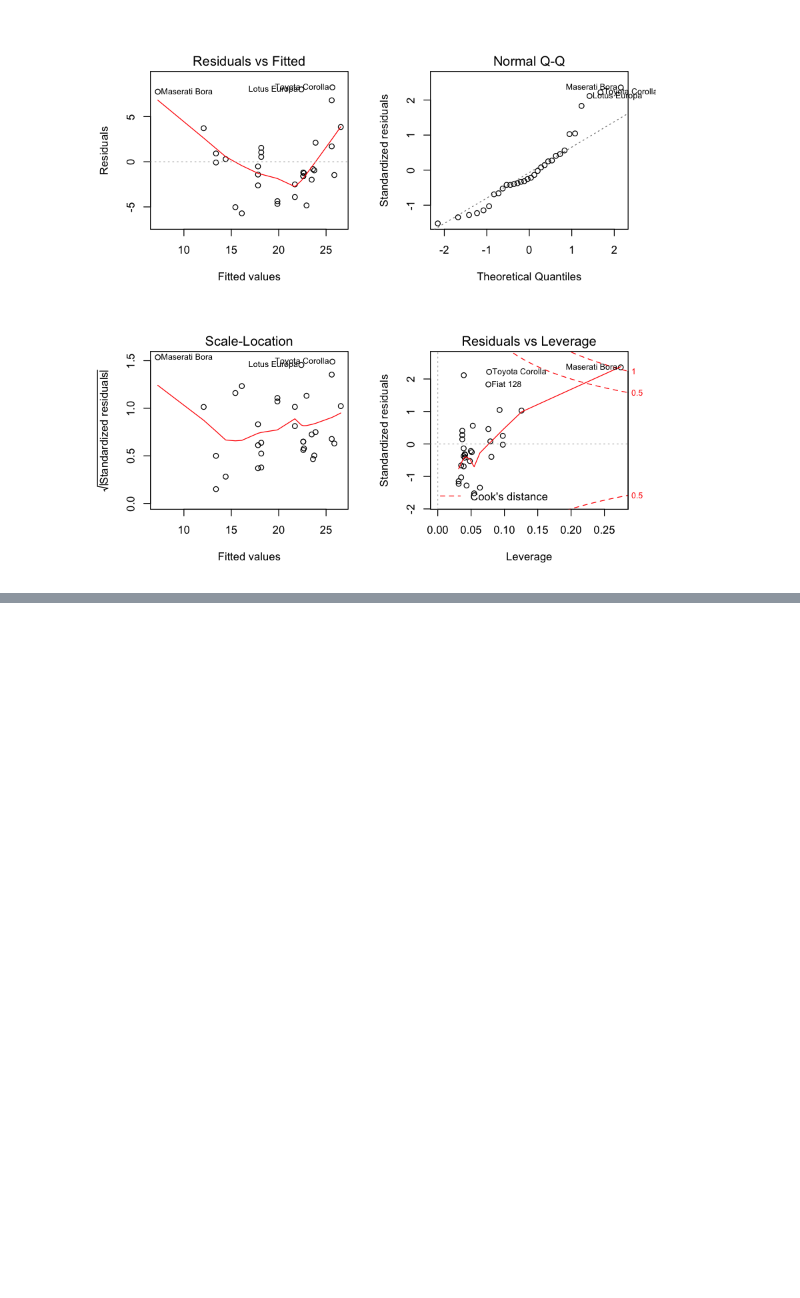
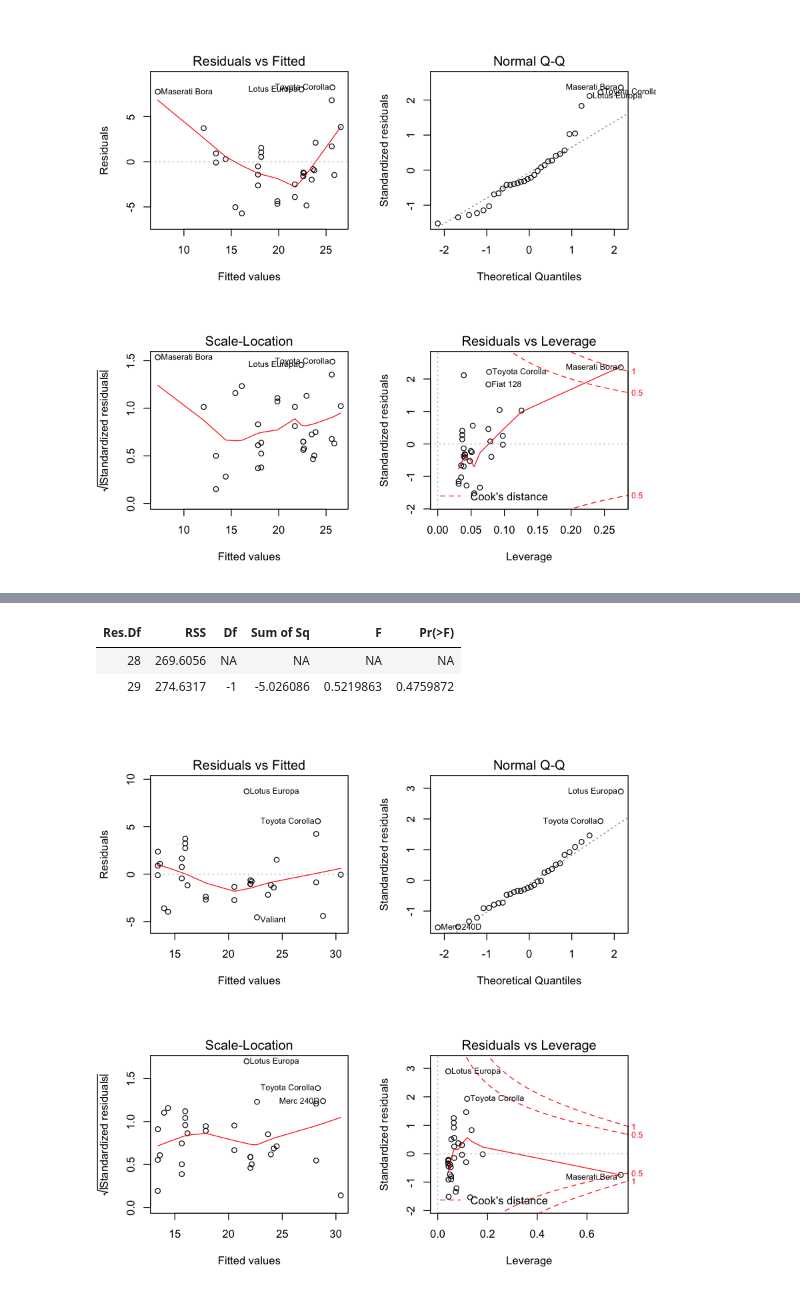
Before and after one commit to edkrueger/r-regression-labs, a Jupyter notebook: mtcars.ipynb, the cells around one changed output, grey strips where cells are left out. Drawn from its saved outputs; the diff is of its cells as text; code cells hidden in the pictures; blank space fills up the shorter version.

```diff
--- a/mtcars.ipynb
+++ b/mtcars.ipynb
@@ -288,0 +408,3 @@ anova(lm(mpg ~ hp + wt, data=mtcars), lm_univariate)
+# %%
+# fit the model regressing horsepower and it square on mpg
+lm_quadratic = lm(mpg ~ poly(hp, 2), data=mtcars)
@@ -288,0 +465,13 @@ anova(lm(mpg ~ hp + wt, data=mtcars), lm_univariate)
+# %%
+# use an F-test to compare the cubic and quadratic models
+anova(lm_cubic, lm_quadratic)
+# %% [output]
+| Res.Df | RSS | Df | Sum of Sq | F | Pr(>F) |
+| 28 | 269.6056 | NA | NA | NA | NA |
+| 29 | 274.6317 | -1 | -5.026086 | 0.5219863 | 0.4759872 |
+# %%
+# show the diagnostic plots for the quadratic model
+par(mfrow=c(2, 2))
+plot(lm_quadratic)
+# %% [output]
+[figure, added]
```
Also changed, not shown: parts of 21 cells of this notebook.
